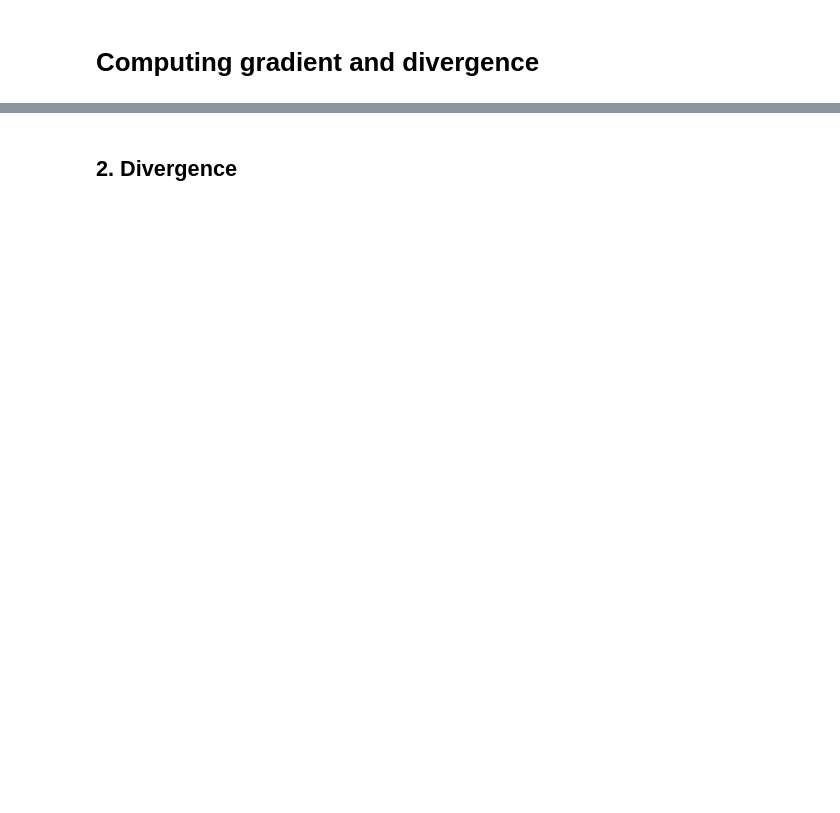
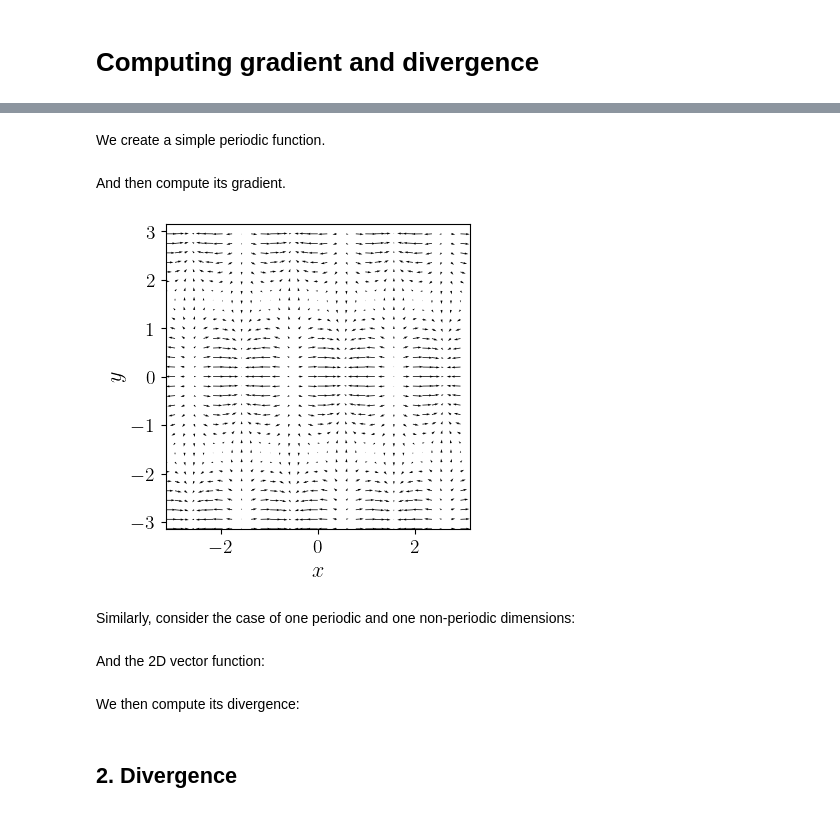
Before and after one commit to YelyzavetaV/trispectral, a Jupyter notebook: benchmarks/differential_operators.ipynb, the cells around one changed output, grey strips where cells are left out. Cells and saved outputs as stored; diff of their text form; code cells hidden in the pictures; blank space fills up the shorter version.

```diff
--- a/benchmarks/differential_operators.ipynb
+++ b/benchmarks/differential_operators.ipynb
@@ -127,0 +165,15 @@ assert np.allclose(gz - 1j * beta * fhat, 0)
+# %%
+nx = ny = 32
+
+grid = ts.Grid.from_bounds(
+    [-np.pi, np.pi - 2.0 * np.pi / nx, nx],
+    [-np.pi, np.pi - 2.0 * np.pi / ny, ny],
+    discs=["periodic"] * 2,
+)
+x, y = grid
+# %% [markdown]
+We create a simple periodic function.
+# %%
+f = np.sin(3 * x) * np.cos(y)
+# %% [markdown]
+And then compute its gradient.
@@ -127,0 +186,28 @@ assert np.allclose(gz - 1j * beta * fhat, 0)
+# %%
+fig, ax = plt.subplots(1, 1, figsize=(6, 4), tight_layout=True)
+
+ax.set_aspect(1)
+
+ax.set_xlim(-np.pi, np.pi)
+ax.set_ylim(-np.pi, np.pi)
+
+ax.set_xlabel("$x$")
+ax.set_ylabel("$y$")
+
+X = x.reshape(nx, ny, order="F")
+Y = y.reshape(nx, ny, order="F")
+GX = gx.reshape(nx, ny, order="F")
+GY = gy.reshape(nx, ny, order="F")
+
+X = np.vstack([X, -X[0]])
+Y = np.vstack([Y, -Y[0]])
+GX = np.vstack([GX, GX[0]])
+GY = np.vstack([GY, GY[0]])
+
+ax.quiver(x, y, gx, gy);
+
+# plt.savefig("ex_3.pdf");
+# %% [output]
+[figure, added]
+# %% [markdown]
+Similarly, consider the case of one periodic and one non-periodic dimensions:
@@ -127,0 +224,2 @@ assert np.allclose(gz - 1j * beta * fhat, 0)
+# %% [markdown]
+And the 2D vector function:
@@ -127,0 +230,2 @@ assert np.allclose(gz - 1j * beta * fhat, 0)
+# %% [markdown]
+We then compute its divergence:
```
Also changed, not shown: parts of 69 cells of this notebook, 10 other files.
